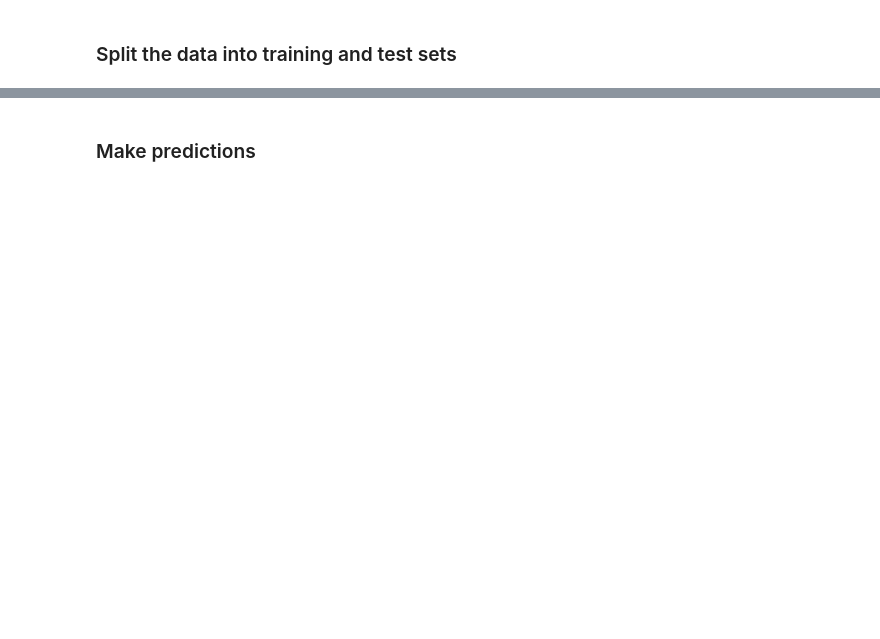
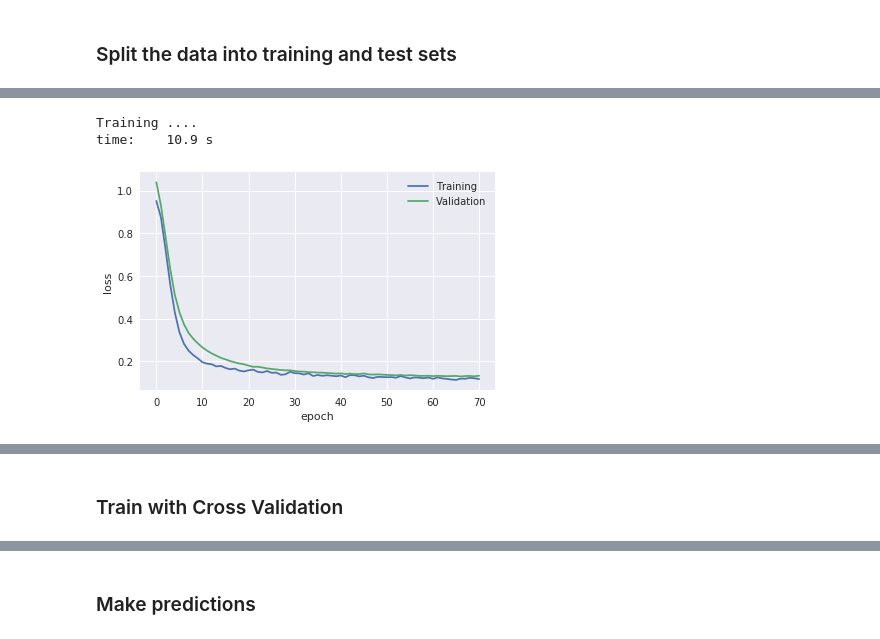
Before and after one commit to angelmtenor/data-science-keras, a Jupyter notebook: house_prices.ipynb, the cells around one changed output, grey strips where cells are left out. Cells and saved outputs as stored; diff of their text form; code cells hidden in the pictures; blank space fills up the shorter version.

Commit message:
feat: Standarize DNN tests

```diff
--- a/house_prices.ipynb
+++ b/house_prices.ipynb
@@ -173,9 +183,16 @@ data.head()
 # %%
 from sklearn.model_selection import train_test_split
 
-train, test = train_test_split(data,  test_size=0.2, random_state=9)
 
-# Separate the data into features and targets (x=features, y=target)
-x_train, y_train = train.drop(target, axis=1).values, train[target].values
-x_test, y_test = test.drop(target, axis=1).values, test[target].values
-test.head()
+def split(data, test_size=0.15):
+    train, test = train_test_split(data, test_size=test_size, random_state=9)
+
+    # Separate the data into features and target (x=features, y=target)
+    x_train, y_train = train.drop(target, axis=1).values, train[target].values
+    x_test, y_test = test.drop(target, axis=1).values, test[target].values
+    # _nc: non-categorical yet (needs one-hot encoding)
+
+    return x_train, y_train, x_test, y_test
+
+
+x_train, y_train, x_test, y_test = split(data, test_size=0.2)
@@ -237,0 +240,38 @@ Validation loss:        0.1379
+# %%
+from time import time
+model_path = os.path.join("models", "house_prices.h5")
+
+
+def train_nn(model, x_train, y_train, validation_data=None, path=False, show=True):
+    """
+    Train the neural network model. If no validation_datais provided, a split for validation
+    will be used
+    """
+
+    if show:
+        print('Training ....')
+
+    callbacks = [keras.callbacks.EarlyStopping(monitor='val_loss', patience=3, verbose=0)]
+    t0 = time()
+
+    history = model.fit(x_train, y_train, epochs=500, batch_size=16, validation_split=0.1,
+                        validation_data=validation_data, callbacks=callbacks, verbose=0)
+
+    if show:
+        print("time: \t {:.1f} s".format(time() - t0))
+        helper.show_training(history)
+
+    if path:
+        model.save(path)
+        print("\nModel saved at", path)
+
+    return history
+
+
+model = None
+model = build_nn(x_train.shape[1], y_train.shape[1], summary=False)
+train_nn(model, x_train, y_train);
+# %% [output]
+Training ....
+time:    10.9 s
+[figure, added]
@@ -237,0 +280,2 @@ Validation loss:        0.1379
+# %% [markdown]
+### Train with Cross Validation
```
Also changed, not shown: parts of 21 cells of this notebook, 4 other files.
